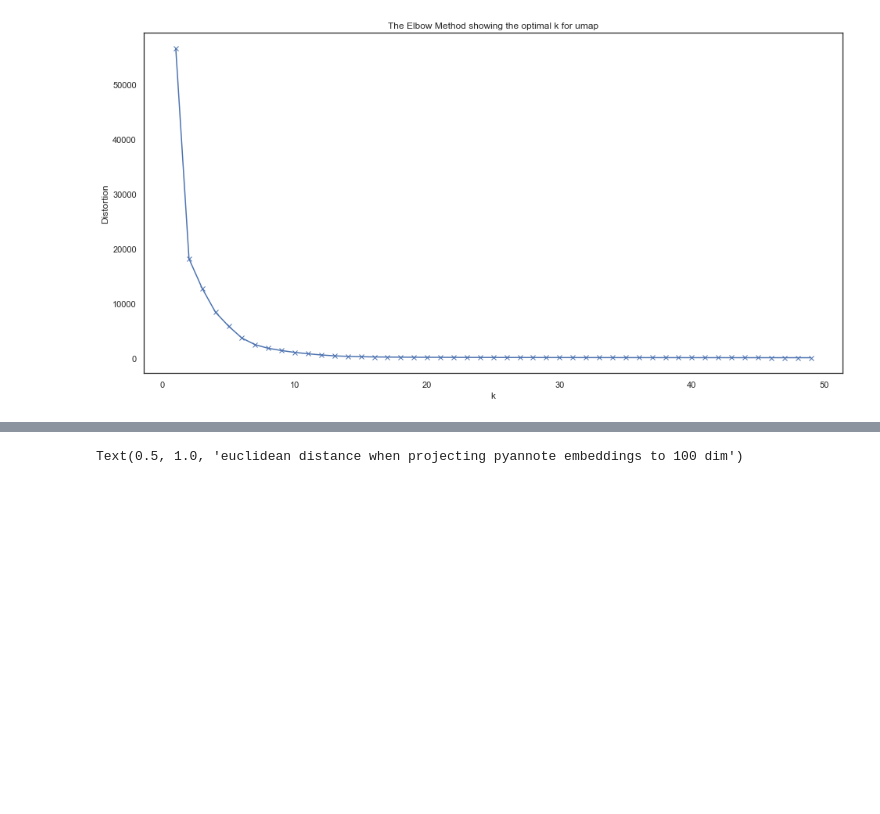
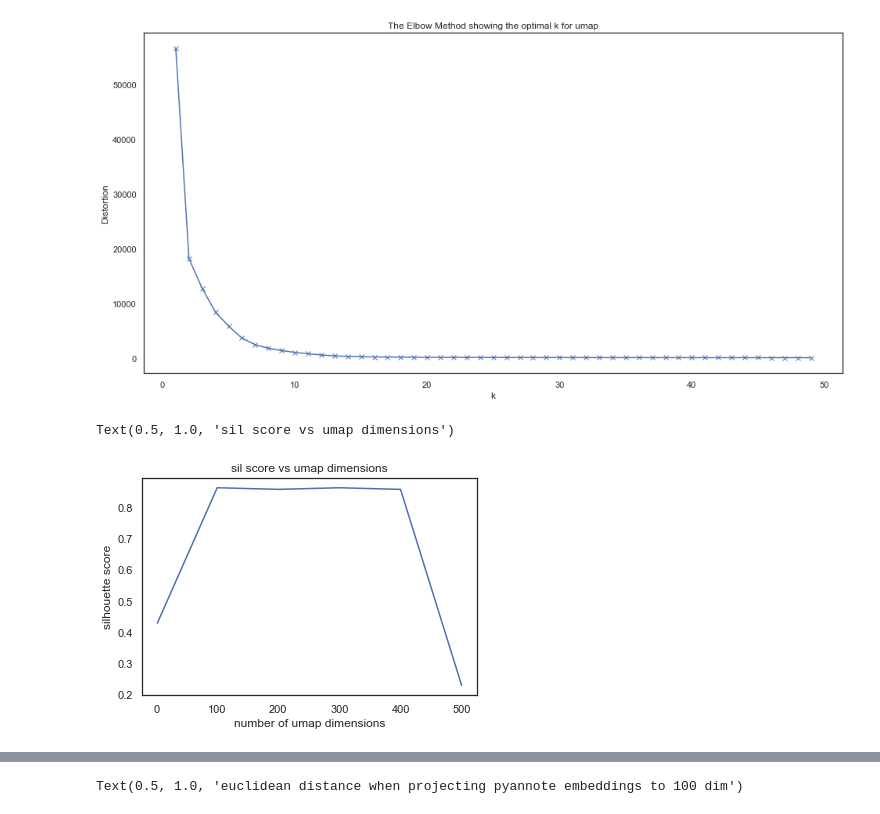
Before and after one commit to Rahul-Brito/infantvoice, a Jupyter notebook: scripts/Dim Reduc Sweep.ipynb, the cells around one changed output, grey strips where cells are left out. Drawn from its saved outputs; the diff is of its cells as text; code cells hidden in the pictures; blank space fills up the shorter version.

```diff
--- a/scripts/Dim Reduc Sweep.ipynb
+++ b/scripts/Dim Reduc Sweep.ipynb
@@ -83,11 +83,19 @@ plt.show()
 # %% [output]
 [figure]
 # %%
-#max global structure
-n_neighbors=14
-dist=10E-3
+n_neighbors=10
+min_dist=0.1
+
 
 #create dimension sweet from 2 to 250
-dim_sweep = np.arange(2,11)
-#dim_sweep = np.append(2, np.arange(100,501,100))
-umap_sweep = {dim:dr.run_umap(emb_down, n_components=dim, n_neighbors=n_neighbors, dist=dist) for dim in dim_sweep}
+dim_sweep = np.append(2, np.arange(100,501,100))
+umap_dim_sweep = {dim:dr.run_umap(emb_down, n_components=dim, n_neighbors=n_neighbors, min_dist=min_dist, metric='cosine') for dim in dim_sweep}
+
+sil_dim = [metrics.silhouette_score(e.drop(columns='part_id'), e.part_id, metric='cosine') for e in umap_dim_sweep.values()]
+sns.lineplot(x=dim_sweep, y=sil_dim)
+plt.xlabel('number of umap dimensions')
+plt.ylabel('silhouette score')
+plt.title('sil score vs umap dimensions')
+# %% [output]
+Text(0.5, 1.0, 'sil score vs umap dimensions')
+[figure, added]
```
Also changed, not shown: parts of 8 cells of this notebook, 1 other file.
